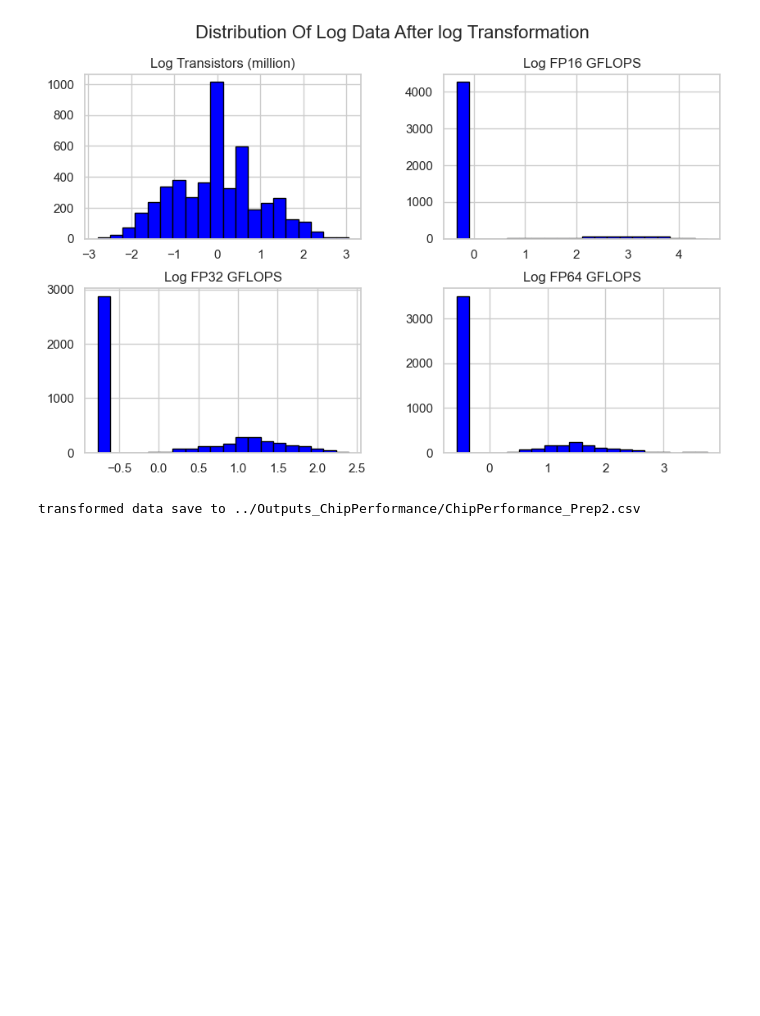
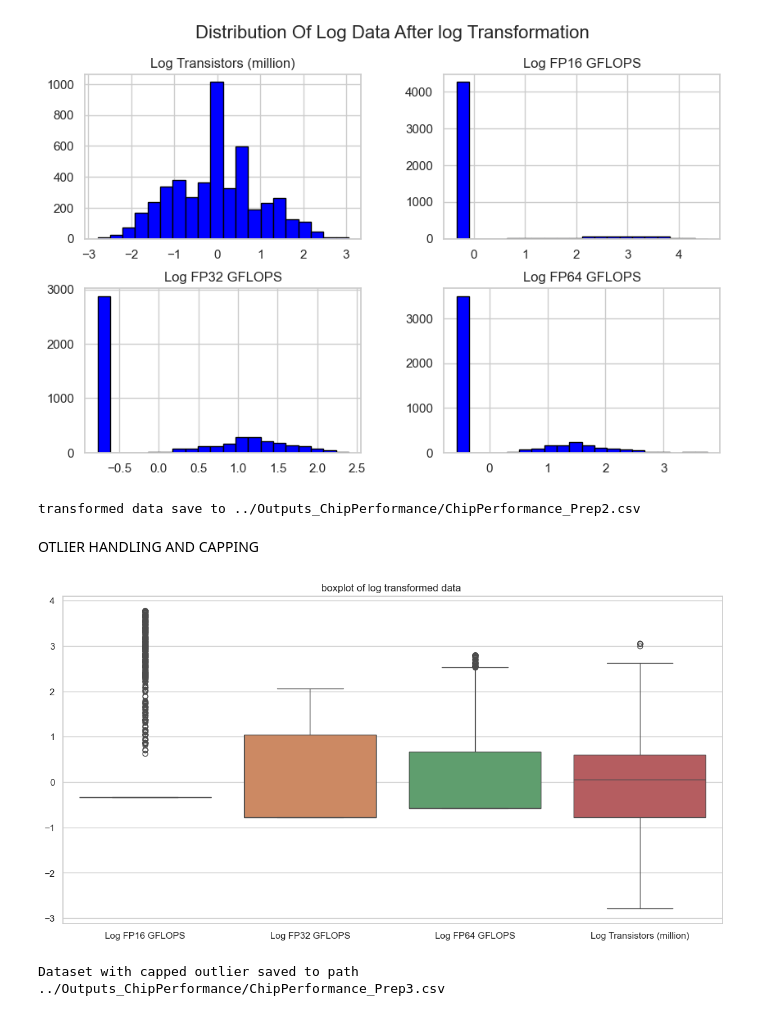
Before and after one commit to mukulvaths9999-create/CPU_ANALYSIS, a Jupyter notebook: CPU ANALYSIS.ipynb, the cells around one changed output. Drawn from its saved outputs; the diff is of its cells as text; code cells hidden in the pictures; blank space fills up the shorter version.

Commit message:
data handlng and capping of data last stage

```diff
--- a/CPU ANALYSIS.ipynb
+++ b/CPU ANALYSIS.ipynb
@@ -232,3 +232,42 @@ print(f"transformed data save to {output_path}")
 # %% [output]
 [figure]
 transformed data save to ../Outputs_ChipPerformance/ChipPerformance_Prep2.csv
+# %% [markdown]
+OTLIER HANDLING AND CAPPING
+# %%
+#loading prev data so that we get transformed values
+input_path=r"../Outputs_ChipPerformance/ChipPerformance_Prep2.csv"
+
+chip_data=pd.read_csv(input_path)
+
+def cap_oulier(series):
+    lower_cap=series.quantile(0.01)
+    upper_cap=series.quantile(0.99)
+    return series.clip(lower=lower_cap,upper=upper_cap)
+
+#'Log FP16 GFLOPS', 'Log FP32 GFLOPS', and 'Log FP64 GFLOPS' has significant ouliers, cap makes dataset robust
+
+chip_data["Log FP16 GFLOPS"]=cap_oulier(chip_data["Log FP16 GFLOPS"])
+chip_data["Log FP32 GFLOPS"]=cap_oulier(chip_data["Log FP32 GFLOPS"])
+chip_data["Log FP64 GFLOPS"]=cap_oulier(chip_data["Log FP64 GFLOPS"])
+
+#Recheck the boxplots after capping to ensure outliers are appropriately handled
+
+plt.figure(figsize=(14,7))
+sns.boxplot(data=chip_data[['Log FP16 GFLOPS', 'Log FP32 GFLOPS','Log FP64 GFLOPS',"Log Transistors (million)"]])
+plt.title("boxplot of log transformed data ")
+plt.show()
+
+#It's normal and acceptable to have some outliers remain even after capping, as long as their influence on the model is minimized
+
+# saving dataset
+
+output_folder="../Outputs_ChipPerformance"
+output_file="ChipPerformance_Prep3.csv"
+output_path=f"{output_folder}/{output_file}"
+
+chip_data.to_csv(output_path, index=False)
+print(f"Dataset with capped outlier saved to path {output_path}")
+# %% [output]
+[figure, added]
+Dataset with capped outlier saved to path ../Outputs_ChipPerformance/ChipPerformance_Prep3.csv
```
